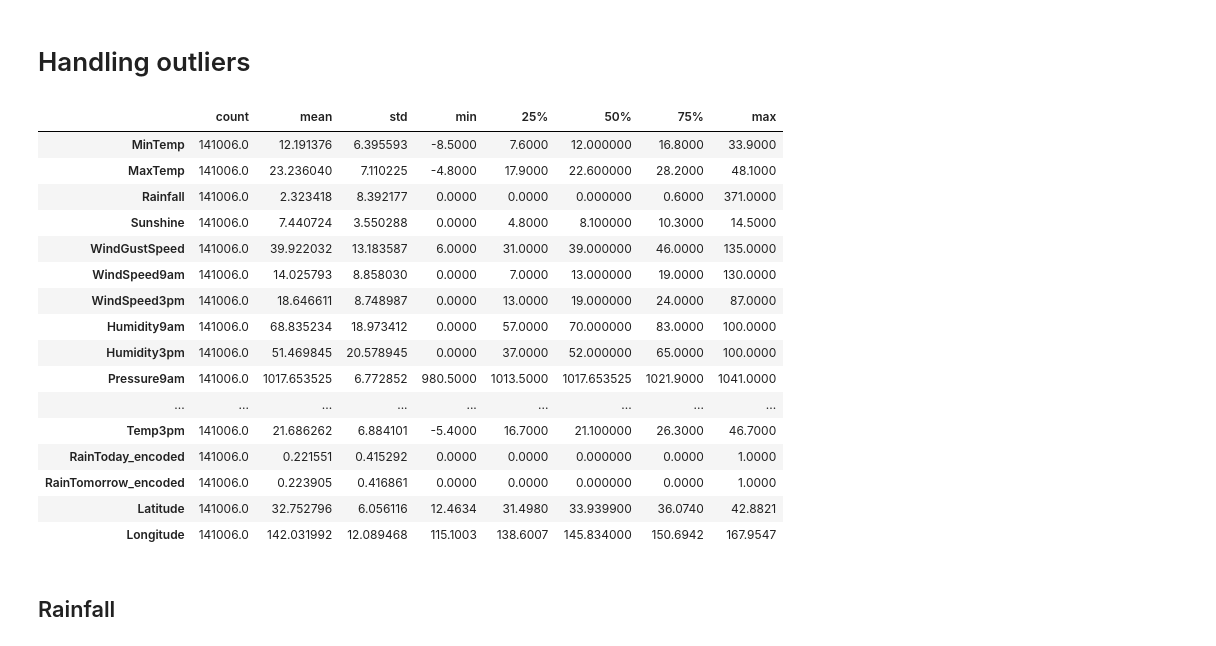
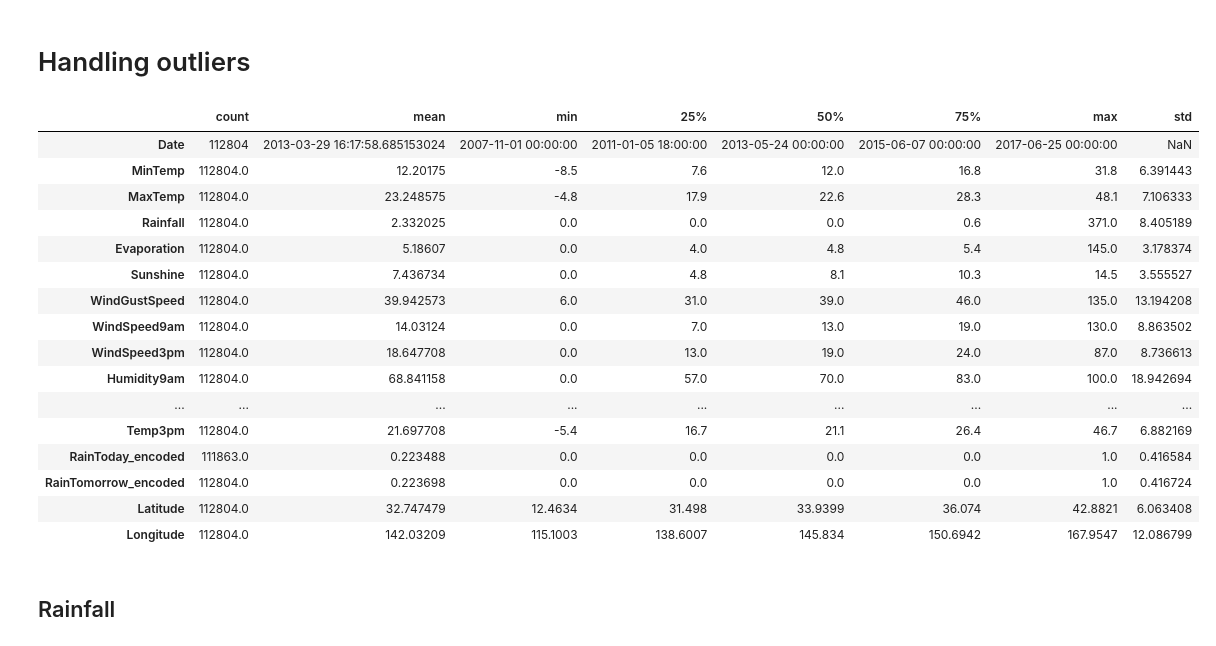
Before and after one commit to karzuan/classification_weather_australia, a Jupyter notebook: 2. data processing.ipynb, the cells around one changed output. Cells and saved outputs as stored; diff of their text form; code cells hidden in the pictures.

```diff
--- a/2. data processing.ipynb
+++ b/2. data processing.ipynb
@@ -420,7 +528,7 @@ df.head()
 # %%
 # Select the features to use for imputation (NO2 and its correlated features)
 features_for_imputation = ['Sunshine', 'Cloud3pm', 'Cloud9am', 'Humidity3pm', 'Humidity9am', 'Temp3pm', 'Temp9am', 'MaxTemp']
-df_for_imputation = df[features_for_imputation].copy()
+df_for_imputation = df_train[features_for_imputation].copy()
 df_for_imputation.head()
 # %% [output]
 |  | Sunshine | Cloud3pm | Cloud9am | Humidity3pm | Humidity9am | Temp3pm | Temp9am | MaxTemp |
@@ -471,7 +579,7 @@ excluding Evaporatio because of huge loss of entries
 # Fit and transform the data to impute missing values
 df_imputed = pd.DataFrame(imputer.fit_transform(df_for_imputation), columns=features_for_imputation, index=df_for_imputation.index)
 # %%
-df['Sunshine'] = df_imputed['Sunshine']
+df_train['Sunshine'] = df_imputed['Sunshine']
 # %% [markdown]
 ## Imputing the rest features:
 # %%
@@ -497,13 +605,13 @@ memory usage: 35.5+ MB
 # %%
 # Impute values median
-df['Rainfall'].fillna(df['Rainfall'].median(), inplace=True)
-df['WindGustSpeed'].fillna(df['WindGustSpeed'].median(), inplace=True)
-df['Evaporation'].fillna(df['Evaporation'].median(), inplace=True)
-df['Cloud9am'].fillna(df['Cloud9am'].median(), inplace=True)
-df['WindSpeed9am'].fillna(df['WindSpeed9am'].median(), inplace=True)
-df['WindSpeed3pm'].fillna(df['WindSpeed3pm'].median(), inplace=True)
+df_train['Rainfall'].fillna(df_train['Rainfall'].median(), inplace=True)
+df_train['WindGustSpeed'].fillna(df_train['WindGustSpeed'].median(), inplace=True)
+df_train['Evaporation'].fillna(df_train['Evaporation'].median(), inplace=True)
+df_train['Cloud9am'].fillna(df_train['Cloud9am'].median(), inplace=True)
+df_train['WindSpeed9am'].fillna(df_train['WindSpeed9am'].median(), inplace=True)
+df_train['WindSpeed3pm'].fillna(df_train['WindSpeed3pm'].median(), inplace=True)
 
 # impute values mean
-df['MinTemp'].fillna(df['MinTemp'].mean(), inplace=True)
-df['Pressure9am'].fillna(df['Pressure9am'].mean(), inplace=True)
-df['Pressure3pm'].fillna(df['Pressure3pm'].mean(), inplace=True)
+df_train['MinTemp'].fillna(df_train['MinTemp'].mean(), inplace=True)
+df_train['Pressure9am'].fillna(df_train['Pressure9am'].mean(), inplace=True)
+df_train['Pressure3pm'].fillna(df_train['Pressure3pm'].mean(), inplace=True)
@@ -510,6 +636,6 @@ df['Pressure3pm'].fillna(df['Pressure3pm'].mean(), inplace=True)
 # %%
 ## impute categorical values with mode
-df['WindGustDir'].fillna(df['WindGustDir'].mode()[0], inplace=True)
-df['WindDir9am'].fillna(df['WindDir9am'].mode()[0], inplace=True)
-df['WindDir3pm'].fillna(df['WindDir3pm'].mode()[0], inplace=True)
-df['RainToday'].fillna(df['RainToday'].mode()[0], inplace=True)
+df_train['WindGustDir'].fillna(df_train['WindGustDir'].mode()[0], inplace=True)
+df_train['WindDir9am'].fillna(df_train['WindDir9am'].mode()[0], inplace=True)
+df_train['WindDir3pm'].fillna(df_train['WindDir3pm'].mode()[0], inplace=True)
+df_train['RainToday'].fillna(df_train['RainToday'].mode()[0], inplace=True)
@@ -566,25 +689,25 @@ files.download('df_imputed.csv')
 # %% [markdown]
 # Handling outliers
 # %%
-df.describe().T
+df_train.describe().T
 # %% [output]
-|  | count | mean | std | min | 25% | 50% | 75% | max |
-| MinTemp | 141006.0 | 12.191376 | 6.395593 | -8.5000 | 7.6000 | 12.000000 | 16.8000 | 33.9000 |
-| MaxTemp | 141006.0 | 23.236040 | 7.110225 | -4.8000 | 17.9000 | 22.600000 | 28.2000 | 48.1000 |
-| Rainfall | 141006.0 | 2.323418 | 8.392177 | 0.0000 | 0.0000 | 0.000000 | 0.6000 | 371.0000 |
-| Sunshine | 141006.0 | 7.440724 | 3.550288 | 0.0000 | 4.8000 | 8.100000 | 10.3000 | 14.5000 |
-| WindGustSpeed | 141006.0 | 39.922032 | 13.183587 | 6.0000 | 31.0000 | 39.000000 | 46.0000 | 135.0000 |
-| WindSpeed9am | 141006.0 | 14.025793 | 8.858030 | 0.0000 | 7.0000 | 13.000000 | 19.0000 | 130.0000 |
-| WindSpeed3pm | 141006.0 | 18.646611 | 8.748987 | 0.0000 | 13.0000 | 19.000000 | 24.0000 | 87.0000 |
-| Humidity9am | 141006.0 | 68.835234 | 18.973412 | 0.0000 | 57.0000 | 70.000000 | 83.0000 | 100.0000 |
-| Humidity3pm | 141006.0 | 51.469845 | 20.578945 | 0.0000 | 37.0000 | 52.000000 | 65.0000 | 100.0000 |
-| Pressure9am | 141006.0 | 1017.653525 | 6.772852 | 980.5000 | 1013.5000 | 1017.653525 | 1021.9000 | 1041.0000 |
+|  | count | mean | min | 25% | 50% | 75% | max | std |
+| Date | 112804 | 2013-03-29 16:17:58.685153024 | 2007-11-01 00:00:00 | 2011-01-05 18:00:00 | 2013-05-24 00:00:00 | 2015-06-07 00:00:00 | 2017-06-25 00:00:00 | NaN |
+| MinTemp | 112804.0 | 12.20175 | -8.5 | 7.6 | 12.0 | 16.8 | 31.8 | 6.391443 |
+| MaxTemp | 112804.0 | 23.248575 | -4.8 | 17.9 | 22.6 | 28.3 | 48.1 | 7.106333 |
+| Rainfall | 112804.0 | 2.332025 | 0.0 | 0.0 | 0.0 | 0.6 | 371.0 | 8.405189 |
+| Evaporation | 112804.0 | 5.18607 | 0.0 | 4.0 | 4.8 | 5.4 | 145.0 | 3.178374 |
+| Sunshine | 112804.0 | 7.436734 | 0.0 | 4.8 | 8.1 | 10.3 | 14.5 | 3.555527 |
+| WindGustSpeed | 112804.0 | 39.942573 | 6.0 | 31.0 | 39.0 | 46.0 | 135.0 | 13.194208 |
+| WindSpeed9am | 112804.0 | 14.03124 | 0.0 | 7.0 | 13.0 | 19.0 | 130.0 | 8.863502 |
+| WindSpeed3pm | 112804.0 | 18.647708 | 0.0 | 13.0 | 19.0 | 24.0 | 87.0 | 8.736613 |
+| Humidity9am | 112804.0 | 68.841158 | 0.0 | 57.0 | 70.0 | 83.0 | 100.0 | 18.942694 |
 | ... | ... | ... | ... | ... | ... | ... | ... | ... |
-| Temp3pm | 141006.0 | 21.686262 | 6.884101 | -5.4000 | 16.7000 | 21.100000 | 26.3000 | 46.7000 |
-| RainToday_encoded | 141006.0 | 0.221551 | 0.415292 | 0.0000 | 0.0000 | 0.000000 | 0.0000 | 1.0000 |
-| RainTomorrow_encoded | 141006.0 | 0.223905 | 0.416861 | 0.0000 | 0.0000 | 0.000000 | 0.0000 | 1.0000 |
-| Latitude | 141006.0 | 32.752796 | 6.056116 | 12.4634 | 31.4980 | 33.939900 | 36.0740 | 42.8821 |
-| Longitude | 141006.0 | 142.031992 | 12.089468 | 115.1003 | 138.6007 | 145.834000 | 150.6942 | 167.9547 |
+| Temp3pm | 112804.0 | 21.697708 | -5.4 | 16.7 | 21.1 | 26.4 | 46.7 | 6.882169 |
+| RainToday_encoded | 111863.0 | 0.223488 | 0.0 | 0.0 | 0.0 | 0.0 | 1.0 | 0.416584 |
+| RainTomorrow_encoded | 112804.0 | 0.223698 | 0.0 | 0.0 | 0.0 | 0.0 | 1.0 | 0.416724 |
+| Latitude | 112804.0 | 32.747479 | 12.4634 | 31.498 | 33.9399 | 36.074 | 42.8821 | 6.063408 |
+| Longitude | 112804.0 | 142.03209 | 115.1003 | 138.6007 | 145.834 | 150.6942 | 167.9547 | 12.086799 |
 # %% [markdown]
 ## Rainfall
 # %%
```
Also changed, not shown: parts of 67 cells of this notebook, 4 other files.
